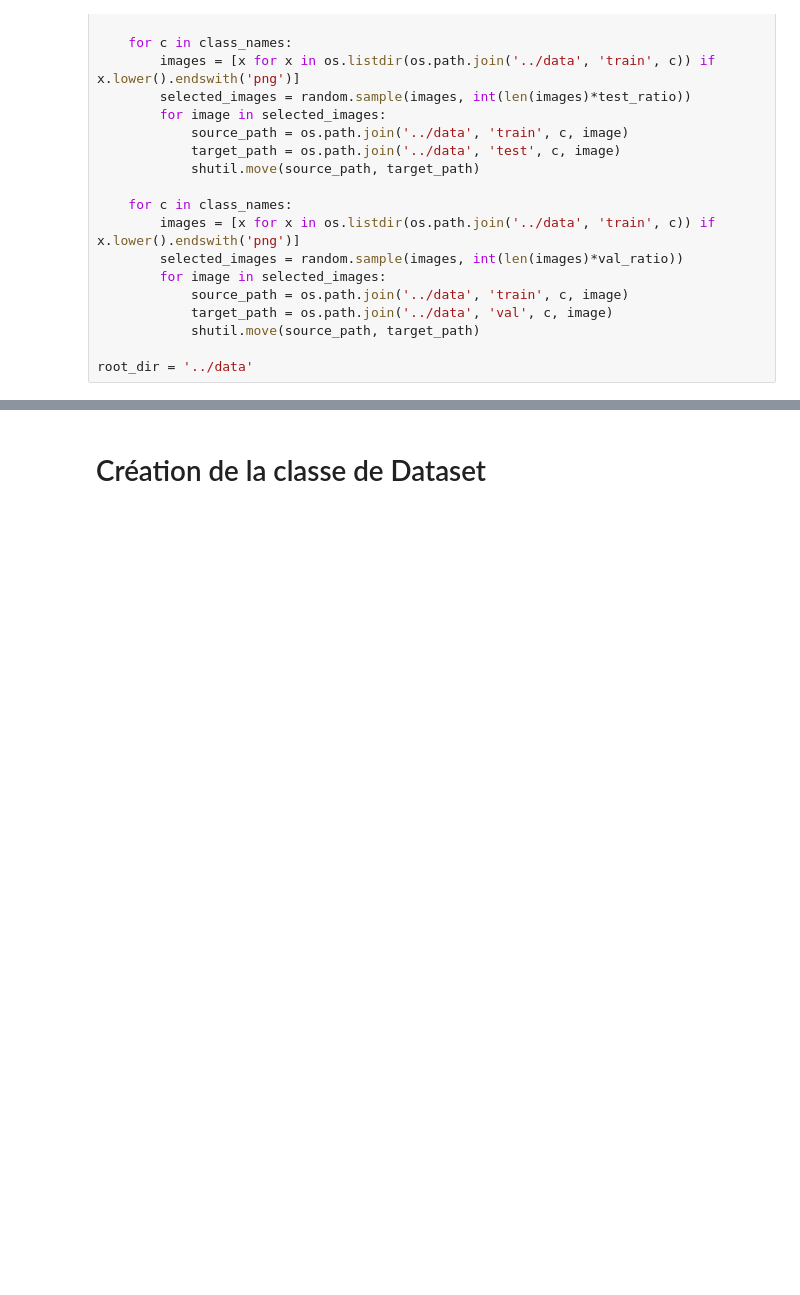
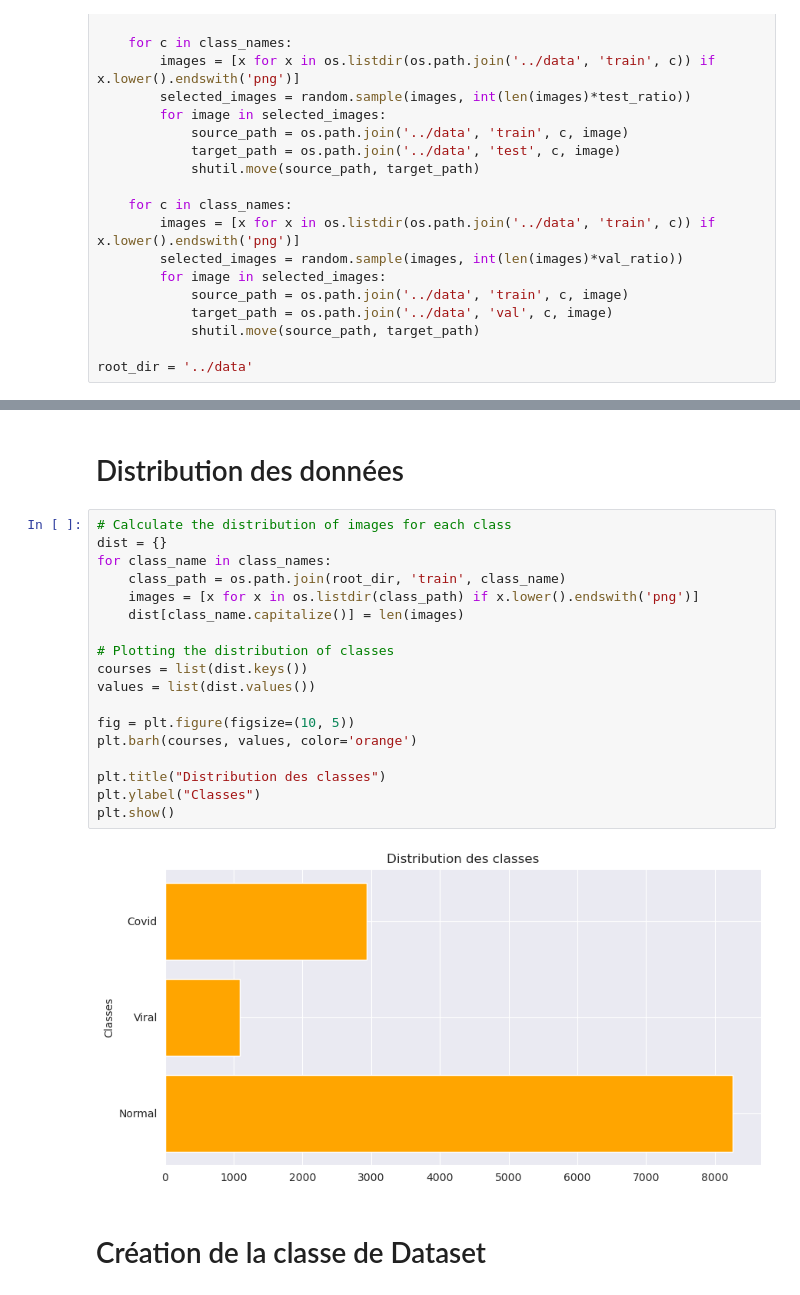
Before and after one commit to TiDev00/COVID19_Detector, a Jupyter notebook: notebooks/detector.ipynb, the cells around one changed output, grey strips where cells are left out. Drawn from its saved outputs; the diff is of its cells as text; blank space fills up the shorter version.

```diff
--- a/notebooks/detector.ipynb
+++ b/notebooks/detector.ipynb
@@ -84,3 +99,25 @@ root_dir = '../data'
+# %% [markdown]
+# Distribution des données
+# %%
+# Calculate the distribution of images for each class
+dist = {}
+for class_name in class_names:
+    class_path = os.path.join(root_dir, 'train', class_name)
+    images = [x for x in os.listdir(class_path) if x.lower().endswith('png')]
+    dist[class_name.capitalize()] = len(images)
+
+# Plotting the distribution of classes
+courses = list(dist.keys())
+values = list(dist.values())
+
+fig = plt.figure(figsize=(10, 5))
+plt.barh(courses, values, color='orange')
+
+plt.title("Distribution des classes")
+plt.ylabel("Classes")
+plt.show()
+# %% [output]
+[figure, added]
 # %% [markdown]
 # Création de la classe de Dataset
 # %%
```
Also changed, not shown: parts of 12 cells of this notebook.
